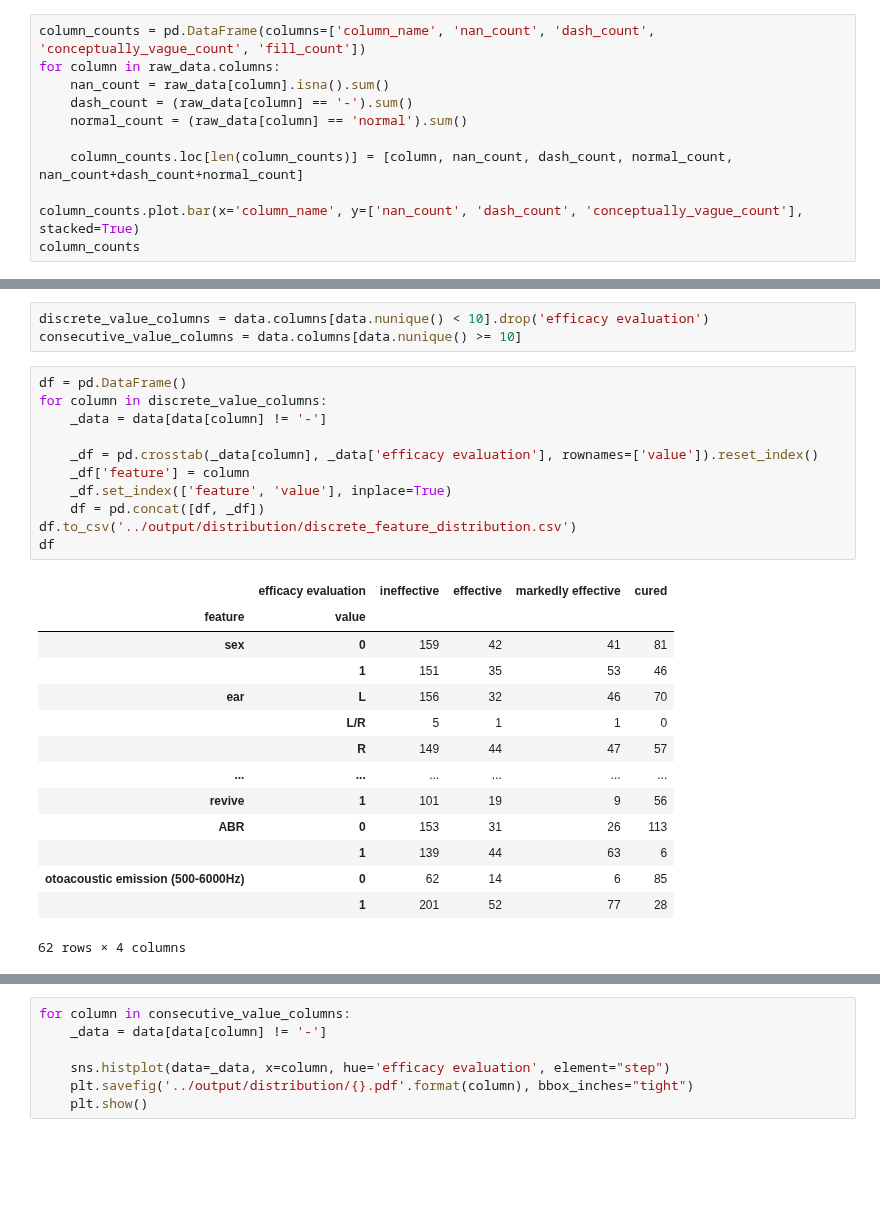
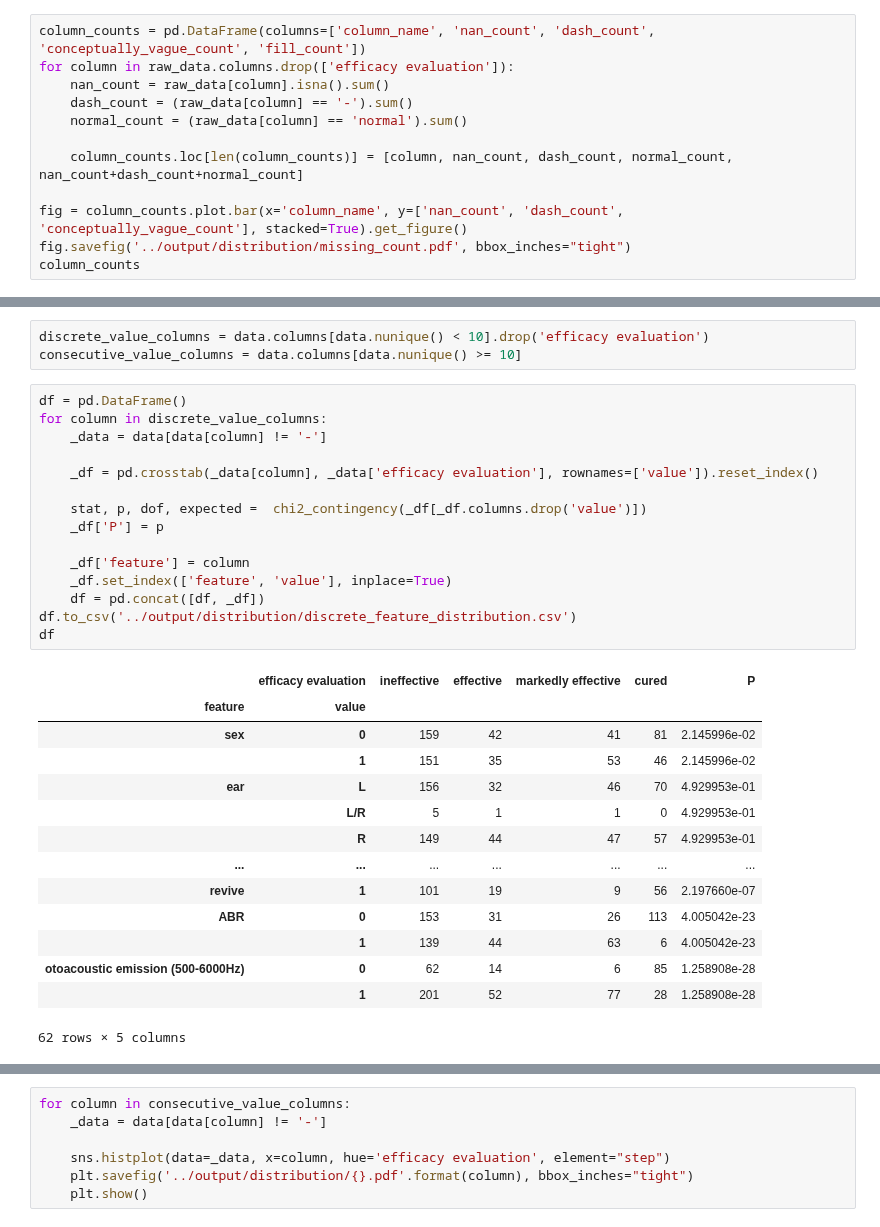
Before and after one commit to LMH0066/SSNHL, a Jupyter notebook: analyse/distribution_analyse.ipynb, the cells around one changed output, grey strips where cells are left out. Cells and saved outputs as stored; diff of their text form; blank space fills up the shorter version.

```diff
--- a/SSNHL/distribution_analyse.ipynb
+++ b/analyse/distribution_analyse.ipynb
@@ -35,14 +36,15 @@ raw_data
 608 rows × 34 columns
 # %%
 column_counts = pd.DataFrame(columns=['column_name', 'nan_count', 'dash_count', 'conceptually_vague_count', 'fill_count'])
-for column in raw_data.columns:
+for column in raw_data.columns.drop(['efficacy evaluation']):
     nan_count = raw_data[column].isna().sum()
     dash_count = (raw_data[column] == '-').sum()
     normal_count = (raw_data[column] == 'normal').sum()
 
     column_counts.loc[len(column_counts)] = [column, nan_count, dash_count, normal_count, nan_count+dash_count+normal_count]
 
-column_counts.plot.bar(x='column_name', y=['nan_count', 'dash_count', 'conceptually_vague_count'], stacked=True)
+fig = column_counts.plot.bar(x='column_name', y=['nan_count', 'dash_count', 'conceptually_vague_count'], stacked=True).get_figure()
+fig.savefig('../output/distribution/missing_count.pdf', bbox_inches="tight")
 column_counts
 # %% [output]
 |  | column_name | nan_count | dash_count | conceptually_vague_count | fill_count |
@@ -95,26 +97,30 @@ consecutive_value_columns = data.columns[data.nunique() >= 10]
 # %%
 df = pd.DataFrame()
 for column in discrete_value_columns:
     _data = data[data[column] != '-']
 
     _df = pd.crosstab(_data[column], _data['efficacy evaluation'], rownames=['value']).reset_index()
+
+    stat, p, dof, expected =  chi2_contingency(_df[_df.columns.drop('value')])
+    _df['P'] = p
+
     _df['feature'] = column
     _df.set_index(['feature', 'value'], inplace=True)
     df = pd.concat([df, _df])
 df.to_csv('../output/distribution/discrete_feature_distribution.csv')
 df
 # %% [output]
-|  | efficacy evaluation | ineffective | effective | markedly effective | cured |
-| feature | value |  |  |  |  |
-| sex | 0 | 159 | 42 | 41 | 81 |
-|  | 1 | 151 | 35 | 53 | 46 |
-| ear | L | 156 | 32 | 46 | 70 |
-|  | L/R | 5 | 1 | 1 | 0 |
-|  | R | 149 | 44 | 47 | 57 |
-| ... | ... | ... | ... | ... | ... |
-| revive | 1 | 101 | 19 | 9 | 56 |
-| ABR | 0 | 153 | 31 | 26 | 113 |
-|  | 1 | 139 | 44 | 63 | 6 |
-| otoacoustic emission (500-6000Hz) | 0 | 62 | 14 | 6 | 85 |
-|  | 1 | 201 | 52 | 77 | 28 |
+|  | efficacy evaluation | ineffective | effective | markedly effective | cured | P |
+| feature | value |  |  |  |  |  |
+| sex | 0 | 159 | 42 | 41 | 81 | 2.145996e-02 |
+|  | 1 | 151 | 35 | 53 | 46 | 2.145996e-02 |
+| ear | L | 156 | 32 | 46 | 70 | 4.929953e-01 |
+|  | L/R | 5 | 1 | 1 | 0 | 4.929953e-01 |
+|  | R | 149 | 44 | 47 | 57 | 4.929953e-01 |
+| ... | ... | ... | ... | ... | ... | ... |
+| revive | 1 | 101 | 19 | 9 | 56 | 2.197660e-07 |
+| ABR | 0 | 153 | 31 | 26 | 113 | 4.005042e-23 |
+|  | 1 | 139 | 44 | 63 | 6 | 4.005042e-23 |
+| otoacoustic emission (500-6000Hz) | 0 | 62 | 14 | 6 | 85 | 1.258908e-28 |
+|  | 1 | 201 | 52 | 77 | 28 | 1.258908e-28 |
-62 rows × 4 columns
+62 rows × 5 columns
```
Also changed, not shown: parts of 3 cells of this notebook, 56 other files.
